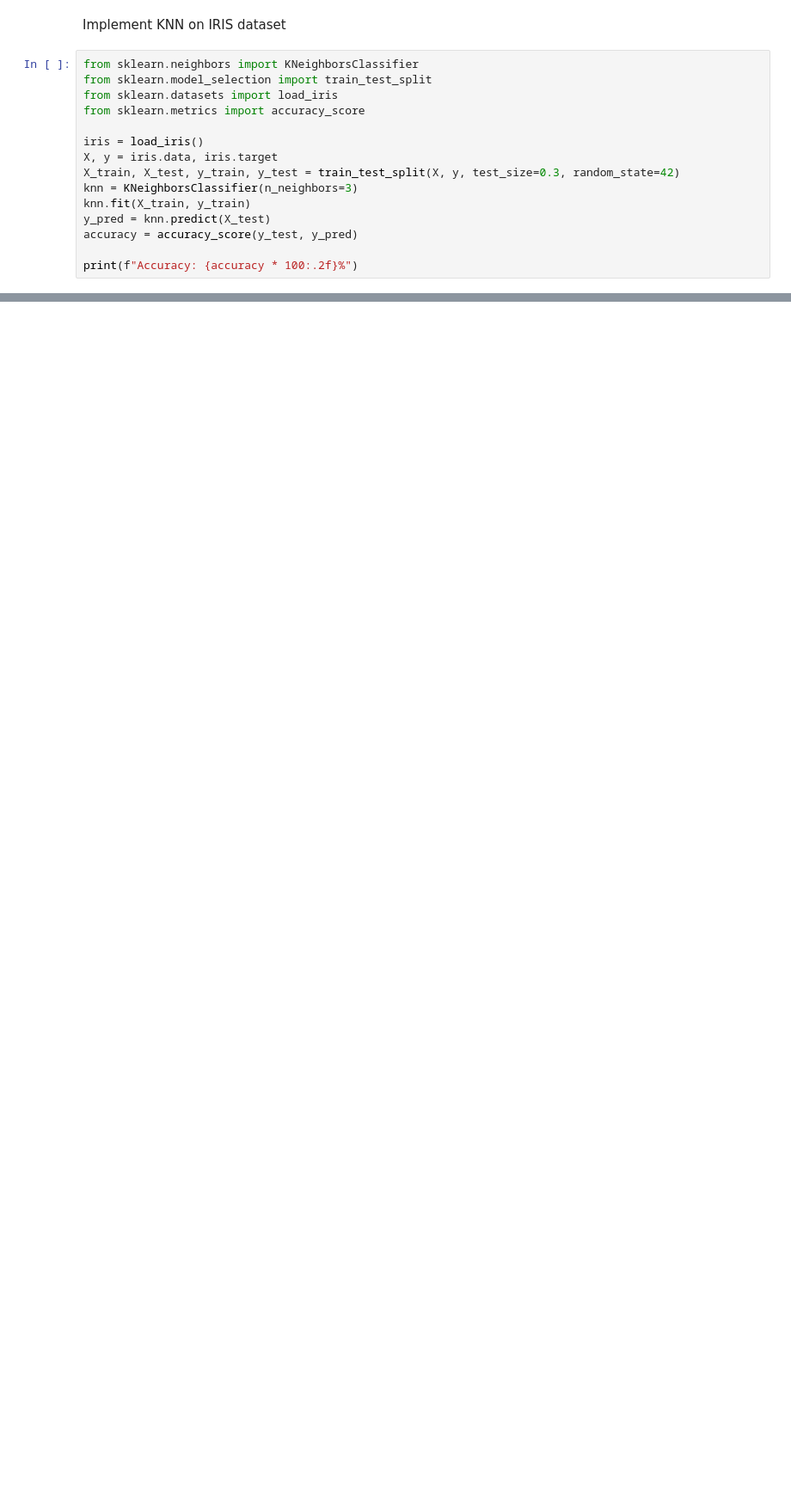
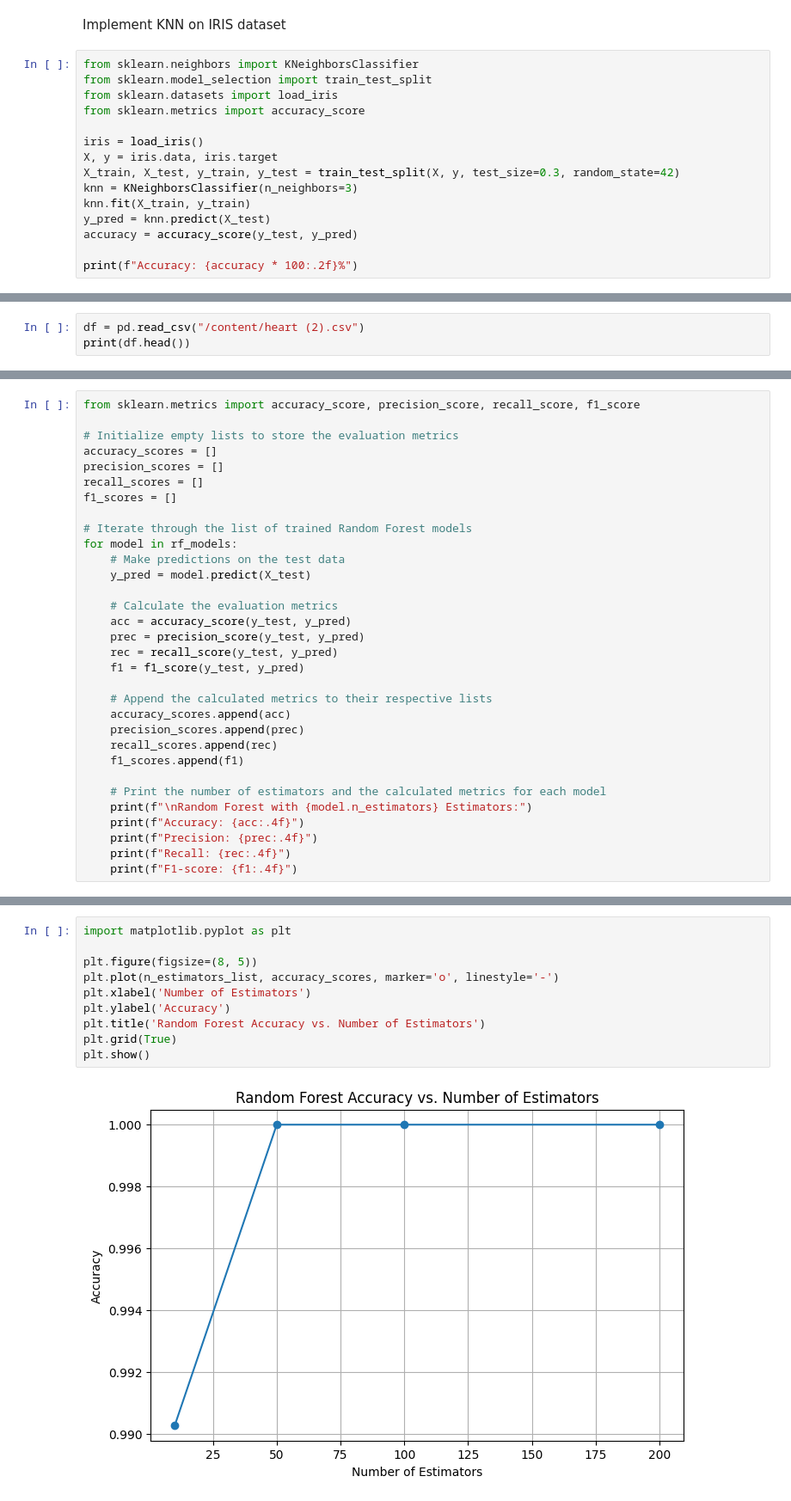
Before and after one commit to shashidhar078/MyPandas, a Jupyter notebook: pandasbasic.ipynb, the cells around one changed output, grey strips where cells are left out. Shown at 86% size. Saved outputs shown, nothing was run; the diff lists cells and outputs as text; blank space fills up the shorter version.

```diff
--- a/pandasbasic.ipynb
+++ b/pandasbasic.ipynb
@@ -1663,0 +1763,3 @@ print(f"Accuracy: {accuracy * 100:.2f}%")
+# %%
+df = pd.read_csv("/content/heart (2).csv")
+print(df.head())
@@ -1663,0 +1977,32 @@ print(f"Accuracy: {accuracy * 100:.2f}%")
+# %%
+from sklearn.metrics import accuracy_score, precision_score, recall_score, f1_score
+
+# Initialize empty lists to store the evaluation metrics
+accuracy_scores = []
+precision_scores = []
+recall_scores = []
+f1_scores = []
+
+# Iterate through the list of trained Random Forest models
+for model in rf_models:
+    # Make predictions on the test data
+    y_pred = model.predict(X_test)
+
+    # Calculate the evaluation metrics
+    acc = accuracy_score(y_test, y_pred)
+    prec = precision_score(y_test, y_pred)
+    rec = recall_score(y_test, y_pred)
+    f1 = f1_score(y_test, y_pred)
+
+    # Append the calculated metrics to their respective lists
+    accuracy_scores.append(acc)
+    precision_scores.append(prec)
+    recall_scores.append(rec)
+    f1_scores.append(f1)
+
+    # Print the number of estimators and the calculated metrics for each model
+    print(f"\nRandom Forest with {model.n_estimators} Estimators:")
+    print(f"Accuracy: {acc:.4f}")
+    print(f"Precision: {prec:.4f}")
+    print(f"Recall: {rec:.4f}")
+    print(f"F1-score: {f1:.4f}")
@@ -1663,0 +2035,12 @@ print(f"Accuracy: {accuracy * 100:.2f}%")
+# %%
+import matplotlib.pyplot as plt
+
+plt.figure(figsize=(8, 5))
+plt.plot(n_estimators_list, accuracy_scores, marker='o', linestyle='-')
+plt.xlabel('Number of Estimators')
+plt.ylabel('Accuracy')
+plt.title('Random Forest Accuracy vs. Number of Estimators')
+plt.grid(True)
+plt.show()
+# %% [output]
+[figure, added]
```
Also changed, not shown: parts of 38 cells of this notebook.
